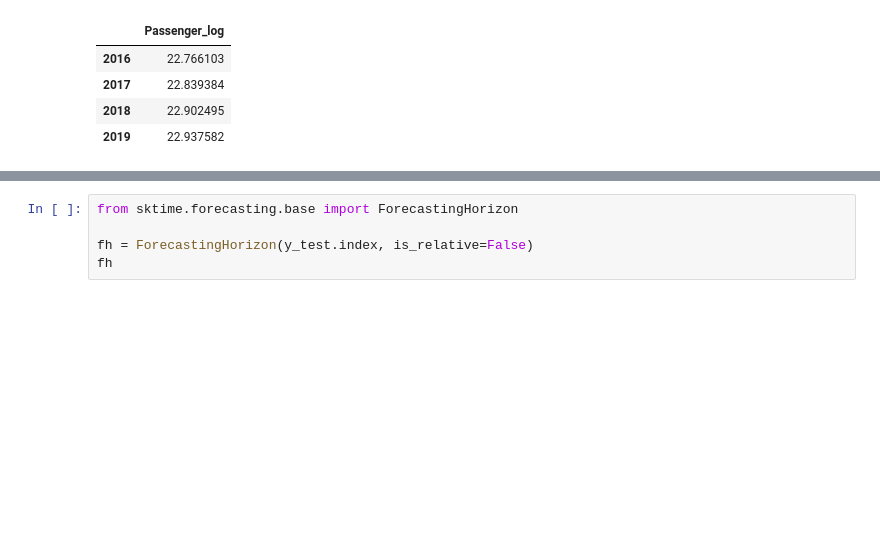
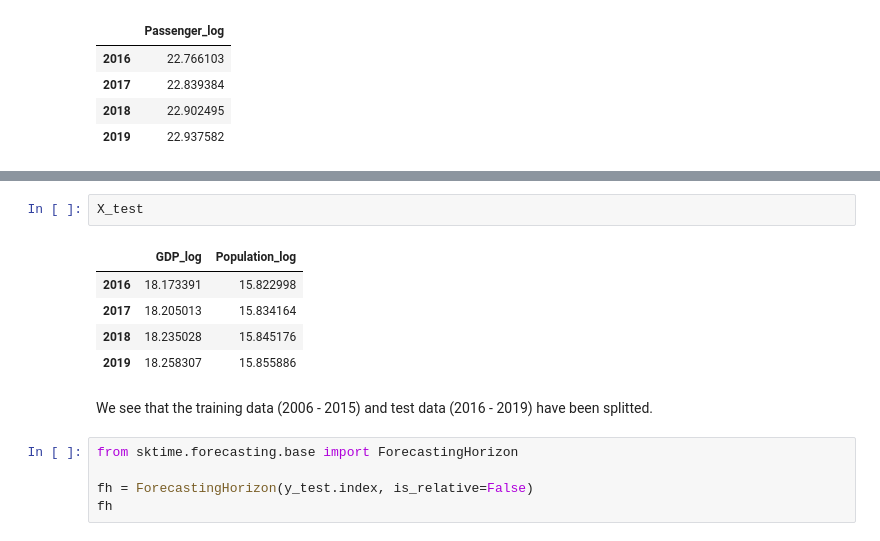
Before and after one commit to 91htjung/AirportBusinessAnalytics, a Jupyter notebook: 01-Forecast_Longterm_Econometric.ipynb, the cells around one changed output, grey strips where cells are left out. Drawn from its saved outputs; the diff is of its cells as text; blank space fills up the shorter version.

```diff
--- a/01-Forecast_Longterm_Econometric.ipynb
+++ b/01-Forecast_Longterm_Econometric.ipynb
@@ -231,3 +274,13 @@ y_test
+# %%
+X_test
+# %% [output]
+|  | GDP_log | Population_log |
+| 2016 | 18.173391 | 15.822998 |
+| 2017 | 18.205013 | 15.834164 |
+| 2018 | 18.235028 | 15.845176 |
+| 2019 | 18.258307 | 15.855886 |
+# %% [markdown]
+We see that the training data (2006 - 2015) and test data (2016 - 2019) have been splitted.
 # %%
 from sktime.forecasting.base import ForecastingHorizon
 
```
Also changed, not shown: parts of 8 cells of this notebook.
